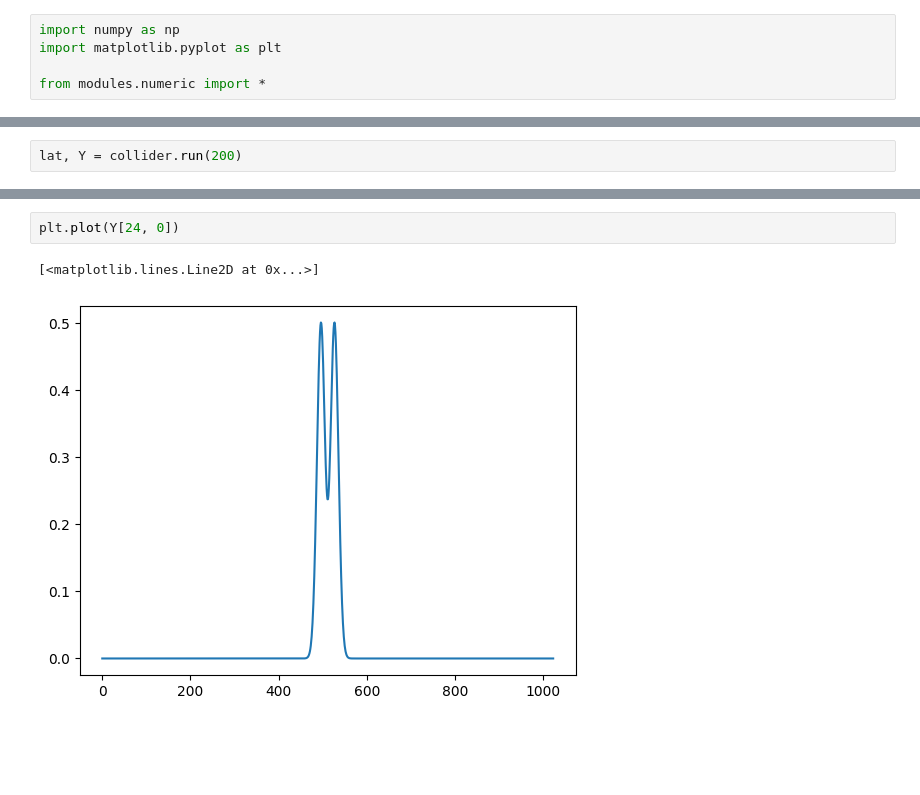
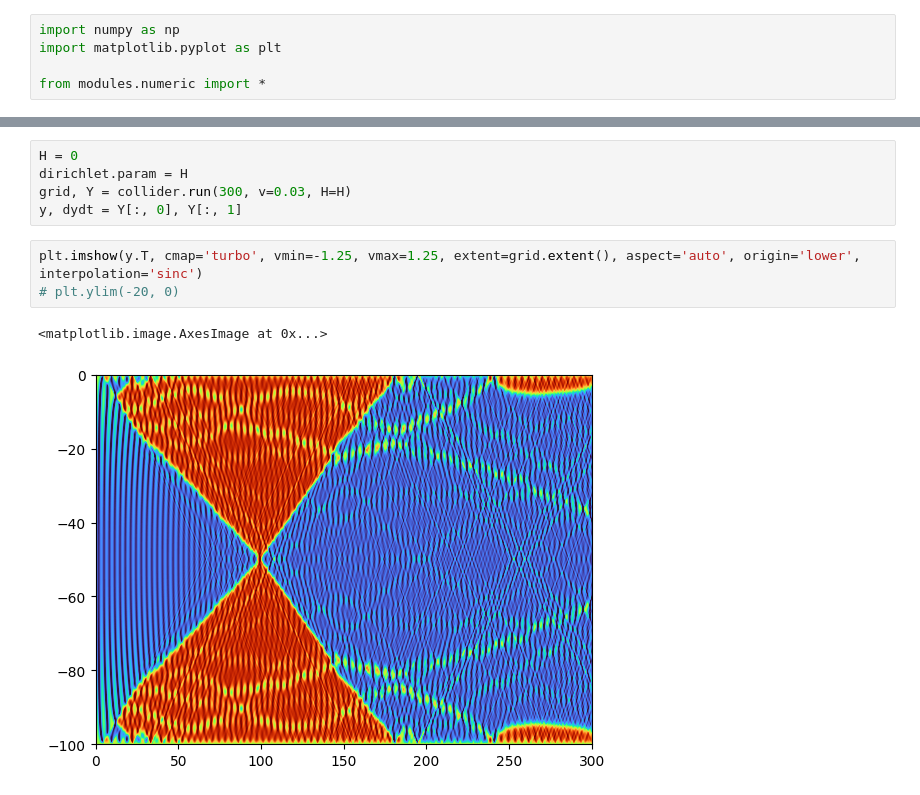
Before and after one commit to JairoSSantos/parallel-kink-scattering, a Jupyter notebook: notebooks/experiments.ipynb, the cells around one changed output, grey strips where cells are left out. Saved outputs shown, nothing was run; the diff lists cells and outputs as text; blank space fills up the shorter version.

```diff
--- a/notebooks/experiments.ipynb
+++ b/notebooks/experiments.ipynb
@@ -39,2 +52,0 @@ plt.plot(collider.x, y0(collider.x).T)
-# %%
-lat, Y = collider.run(200)
@@ -46,5 +53,11 @@ plt.imshow(Y[10:, 0], aspect='auto', extent=lat.extent(), origin='lower', vmin=-
-# %%
-plt.plot(Y[24, 0])
-# %% [output]
-[<matplotlib.lines.Line2D at 0x...>]
-[figure, removed]
+# %%
+H = 0
+dirichlet.param = H
+grid, Y = collider.run(300, v=0.03, H=H)
+y, dydt = Y[:, 0], Y[:, 1]
+# %%
+plt.imshow(y.T, cmap='turbo', vmin=-1.25, vmax=1.25, extent=grid.extent(), aspect='auto', origin='lower', interpolation='sinc')
+# plt.ylim(-20, 0)
+# %% [output]
+<matplotlib.image.AxesImage at 0x...>
+[figure, added]
```
Also changed, not shown: parts of 6 cells of this notebook, 3 other files.
